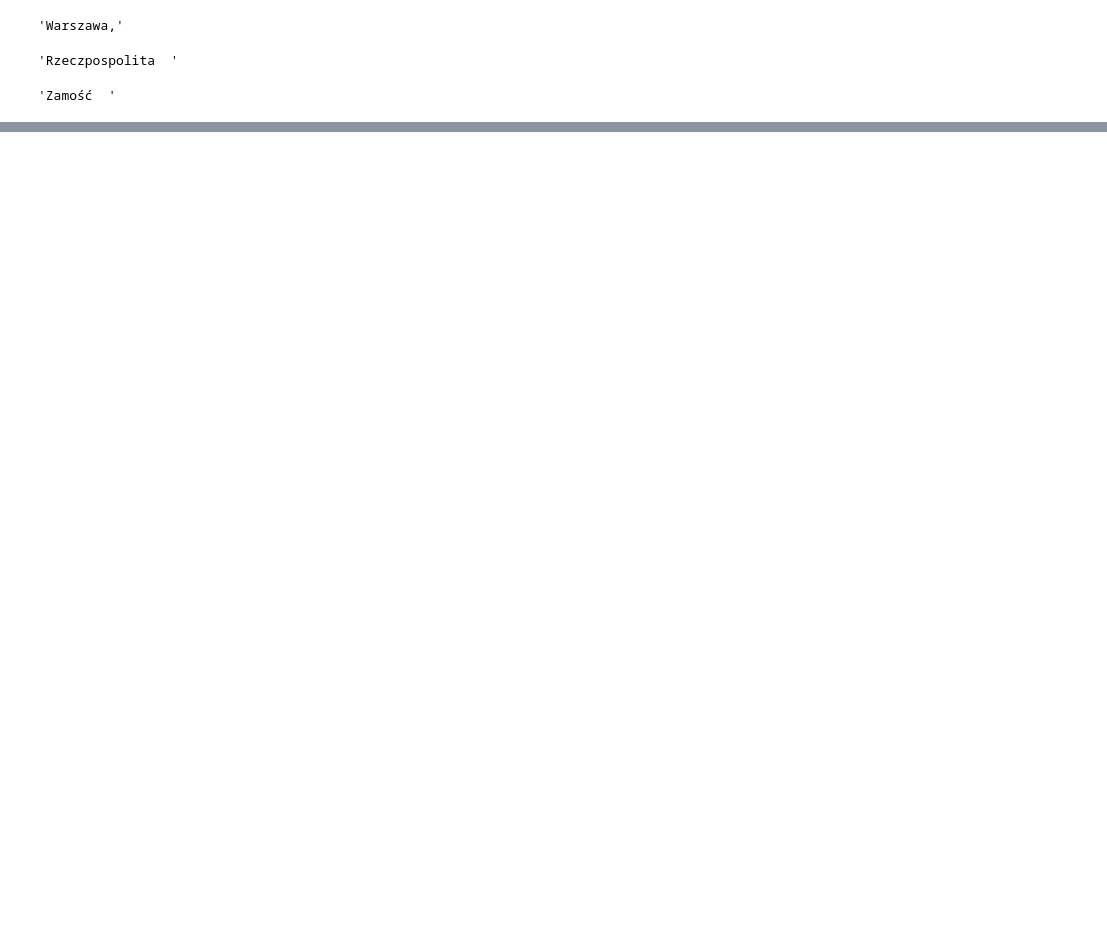
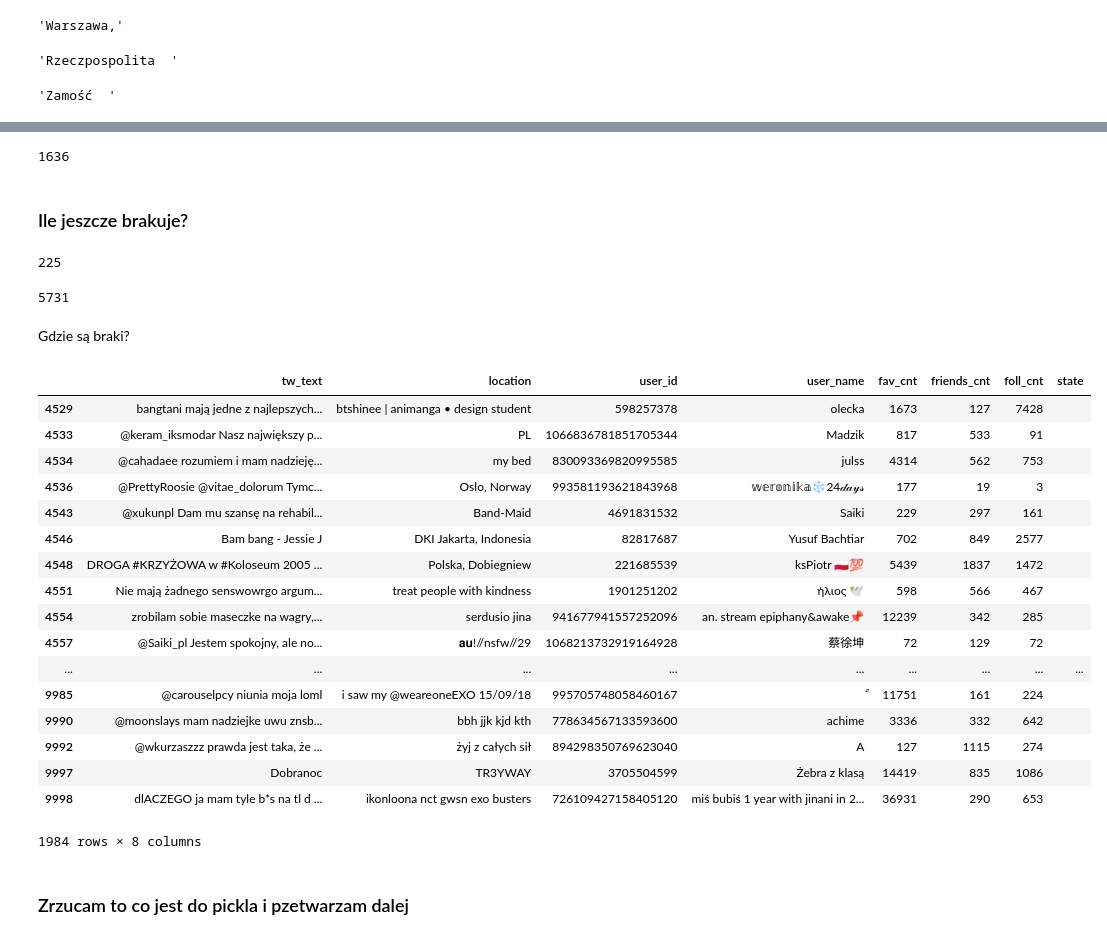
Before and after one commit to magda-lena-b/twitter, a Jupyter notebook: testy/testy lokalizacji.ipynb, the cells around one changed output, grey strips where cells are left out. Cells and saved outputs as stored; diff of their text form; code cells hidden in the pictures; blank space fills up the shorter version.

```diff
--- a/testy/testy lokalizacji.ipynb
+++ b/testy/testy lokalizacji.ipynb
@@ -195,0 +171,3 @@ JSONDecodeError: Expecting value: line 1 column 1 (char 0)
+# %%
+for i in geo_df[geo_df.state==''].index:
+    geo_df.state.loc[i] = fs.get_state(geo_df.location.loc[i])
@@ -212,0 +221,56 @@ JSONDecodeError: Expecting value: line 1 column 1 (char 0)
+# %%
+t = geo_df[['location', 'state']][geo_df.state!='']
+t = t.dropna()
+t = t.drop_duplicates()
+len(t)
+#1322
+# %% [output]
+1636
+# %%
+#t=t.drop_duplicates()
+t=pd.Series(t.state.values, index = t.location).to_dict()
+# %%
+for i in geo_df[geo_df.state==''].index:
+    if geo_df.location.loc[i] in t.keys():
+        geo_df.state.loc[i] = t[geo_df.location.loc[i]]
+# %% [markdown]
+### Ile jeszcze brakuje?
+# %%
+len(geo_df[geo_df.state==''])
+# %% [output]
+225
+# %%
+len(geo_df[geo_df.state!=''])
+#1875
+#3320
+#3827
+#3972
+#4908
+#5731
+# %% [output]
+5731
+# %% [markdown]
+Gdzie są braki?
+# %%
+geo_df[geo_df.state=='']
+# %% [output]
+|  | tw_text | location | user_id | user_name | fav_cnt | friends_cnt | foll_cnt | state |
+| 4529 | bangtani mają jedne z najlepszych... | btshinee | animanga • design student | 598257378 | olecka | 1673 | 127 | 7428 |  |
+| 4533 | @keram_iksmodar Nasz największy p... | PL | 1066836781851705344 | Madzik | 817 | 533 | 91 |  |
+| 4534 | @cahadaee rozumiem i mam nadzieję... | my bed | 830093369820995585 | julss | 4314 | 562 | 753 |  |
+| 4536 | @PrettyRoosie @vitae_dolorum Tymc... | Oslo, Norway | 993581193621843968 | 𝕨𝕖𝕣𝕠𝕟𝕚𝕜𝕒❄24𝒹𝒶𝓎𝓈 | 177 | 19 | 3 |  |
+| 4543 | @xukunpl Dam mu szansę na rehabil... | Band-Maid | 4691831532 | Saiki | 229 | 297 | 161 |  |
+| 4546 | Bam bang - Jessie J | DKI Jakarta, Indonesia | 82817687 | Yusuf Bachtiar | 702 | 849 | 2577 |  |
+| 4548 | DROGA #KRZYŻOWA w #Koloseum 2005 ... | Polska, Dobiegniew | 221685539 | ksPiotr 🇵🇱💯 | 5439 | 1837 | 1472 |  |
+| 4551 | Nie mają żadnego senswowrgo argum... | treat people with kindness | 1901251202 | ήλιος 🕊 | 598 | 566 | 467 |  |
+| 4554 | zrobilam sobie maseczke na wagry,... | serdusio jina | 941677941557252096 | an. stream epiphany&awake📌 | 12239 | 342 | 285 |  |
+| 4557 | @Saiki_pl Jestem spokojny, ale no... | 𝐚𝐮!//nsfw//29 | 1068213732919164928 | 蔡徐坤 | 72 | 129 | 72 |  |
+| ... | ... | ... | ... | ... | ... | ... | ... | ... |
+| 9985 | @carouselpcy niunia moja loml | i saw my @weareoneEXO 15/09/18 | 995705748058460167 | ً | 11751 | 161 | 224 |  |
+| 9990 | @moonslays mam nadziejke uwu znsb... | bbh jjk kjd kth | 778634567133593600 | achime | 3336 | 332 | 642 |  |
+| 9992 | @wkurzaszzz prawda jest taka, że ... | żyj z całych sił | 894298350769623040 | A | 127 | 1115 | 274 |  |
+| 9997 | Dobranoc | TR3YWAY | 3705504599 | Żebra z klasą | 14419 | 835 | 1086 |  |
+| 9998 | dlACZEGO ja mam tyle b*s na tl d ... | ikonloona nct gwsn exo busters | 726109427158405120 | miś bubiś 1 year with jinani in 2... | 36931 | 290 | 653 |  |
+1984 rows × 8 columns
+# %% [markdown]
+### Zrzucam to co jest do pickla i pzetwarzam dalej
```
Also changed, not shown: parts of 27 cells of this notebook.
